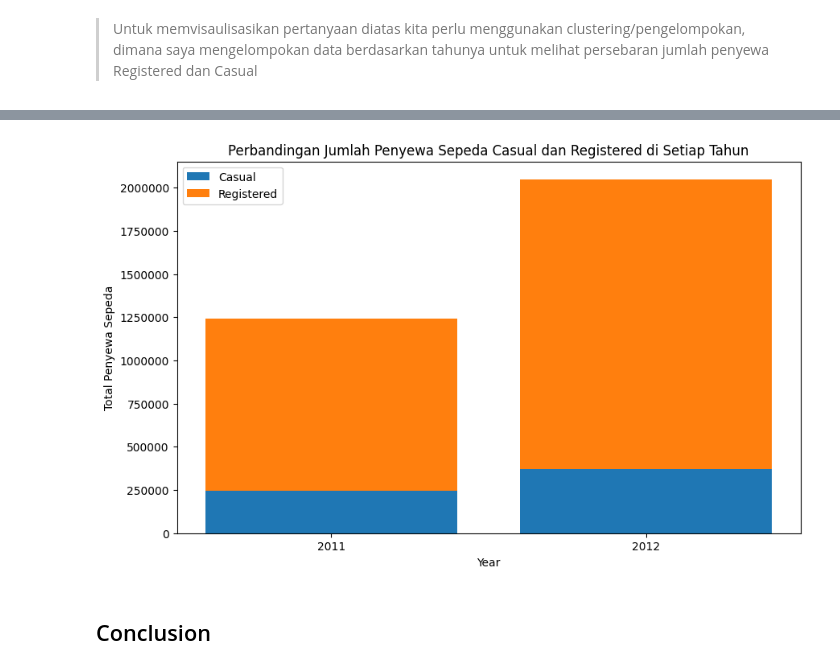
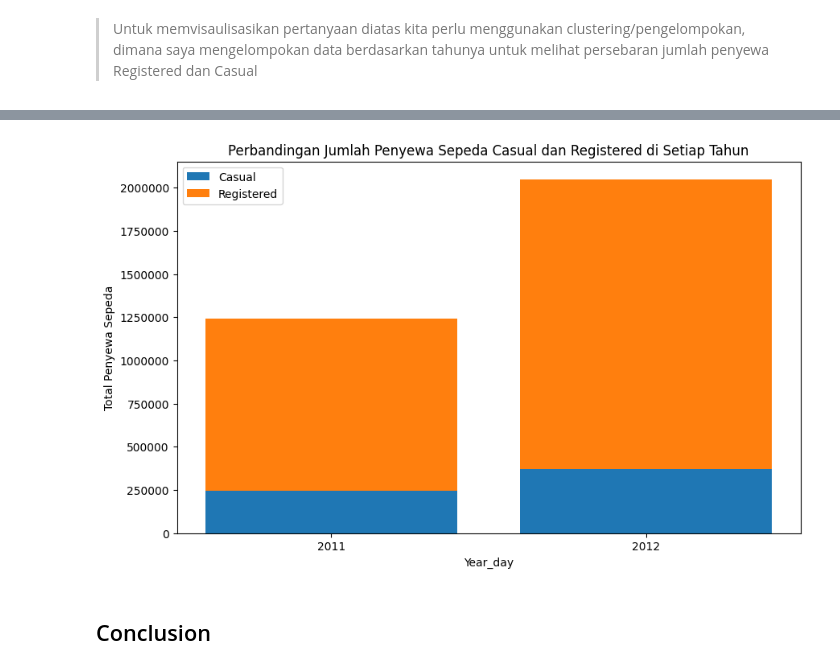
Before and after one commit to darkness071104/submission, a Jupyter notebook: Proyek_Analisis_Data.ipynb, the cells around one changed output, grey strips where cells are left out. Drawn from its saved outputs; the diff is of its cells as text; code cells hidden in the pictures.

```diff
--- a/Proyek_Analisis_Data.ipynb
+++ b/Proyek_Analisis_Data.ipynb
@@ -564,9 +564,9 @@ plt.show()
 > Untuk memvisaulisasikan pertanyaan diatas kita perlu menggunakan clustering/pengelompokan, dimana saya mengelompokan data berdasarkan tahunya untuk melihat persebaran jumlah penyewa Registered dan Casual
 # %%
 # Membuat variabel untuk menyimpan hasil pengelompokkan data berdasarkan tahun, kemudian menghitung total jumlah penyewa Registered dan Casual
-perbandingan_df = day_df.groupby(["year"]).agg({
-    "casual": ["sum"],
-    "registered": ["sum"]
+perbandingan_df = all_df.groupby(["year_day"]).agg({
+    "casual_day": ["sum"],
+    "registered_day": ["sum"]
 }).reset_index()
 
 print(perbandingan_df)
@@ -578,19 +578,19 @@ print(perbandingan_df)
 # %%
 # Membuat bar chart
 plt.figure(figsize=(10, 6))
-plt.bar(perbandingan_df["year"], perbandingan_df[("casual", "sum")], label="Casual")
-plt.bar(perbandingan_df["year"], perbandingan_df[("registered", "sum")], bottom=perbandingan_df[("casual", "sum")], label="Registered")
-plt.xlabel("Year")
+plt.bar(perbandingan_df["year_day"], perbandingan_df[("casual_day", "sum")], label="Casual")
+plt.bar(perbandingan_df["year_day"], perbandingan_df[("registered_day", "sum")], bottom=perbandingan_df[("casual_day", "sum")], label="Registered")
+plt.xlabel("Year_day")
 plt.ylabel("Total Penyewa Sepeda")
 plt.title("Perbandingan Jumlah Penyewa Sepeda Casual dan Registered di Setiap Tahun")
 plt.legend()
 
 # Mengatur label sumbu y agar ditampilkan dalam format yang lebih mudah dibaca
 plt.ticklabel_format(style='plain', axis='y')
 
 plt.show()
 # %% [output]
-[figure, old version]
+[figure, new version]
 # %% [markdown]
 ## Conclusion
 # %% [markdown]
```
Also changed, not shown: parts of 5 cells of this notebook.
